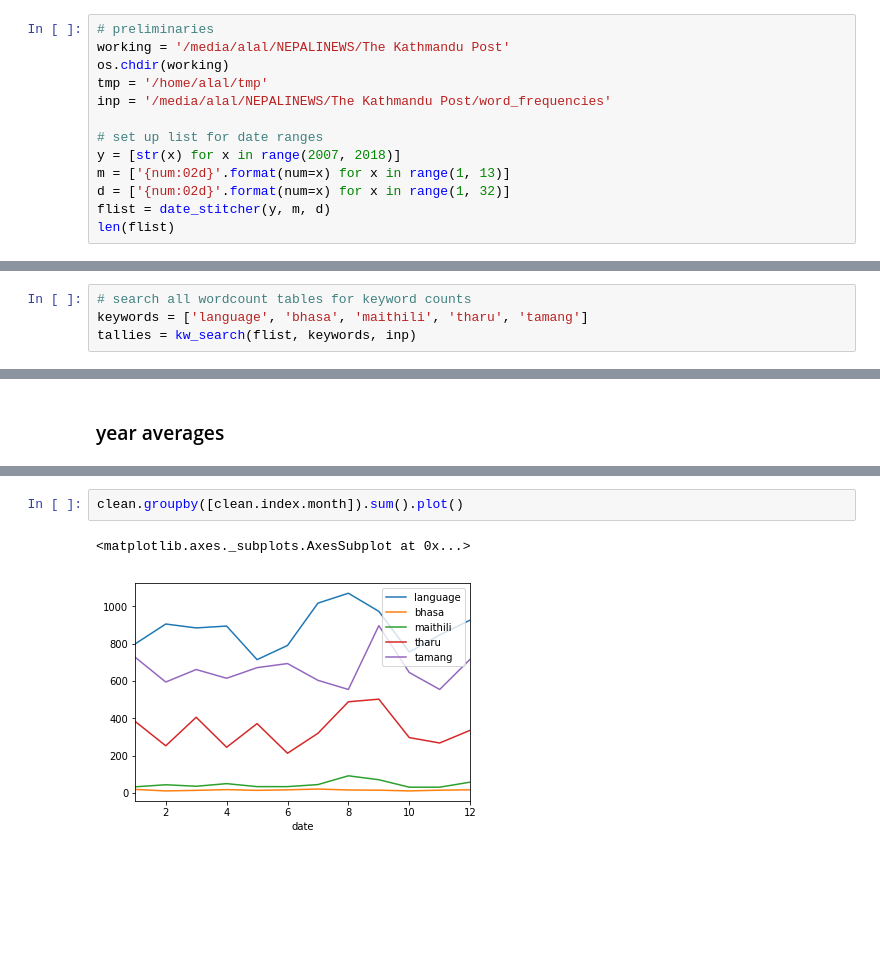
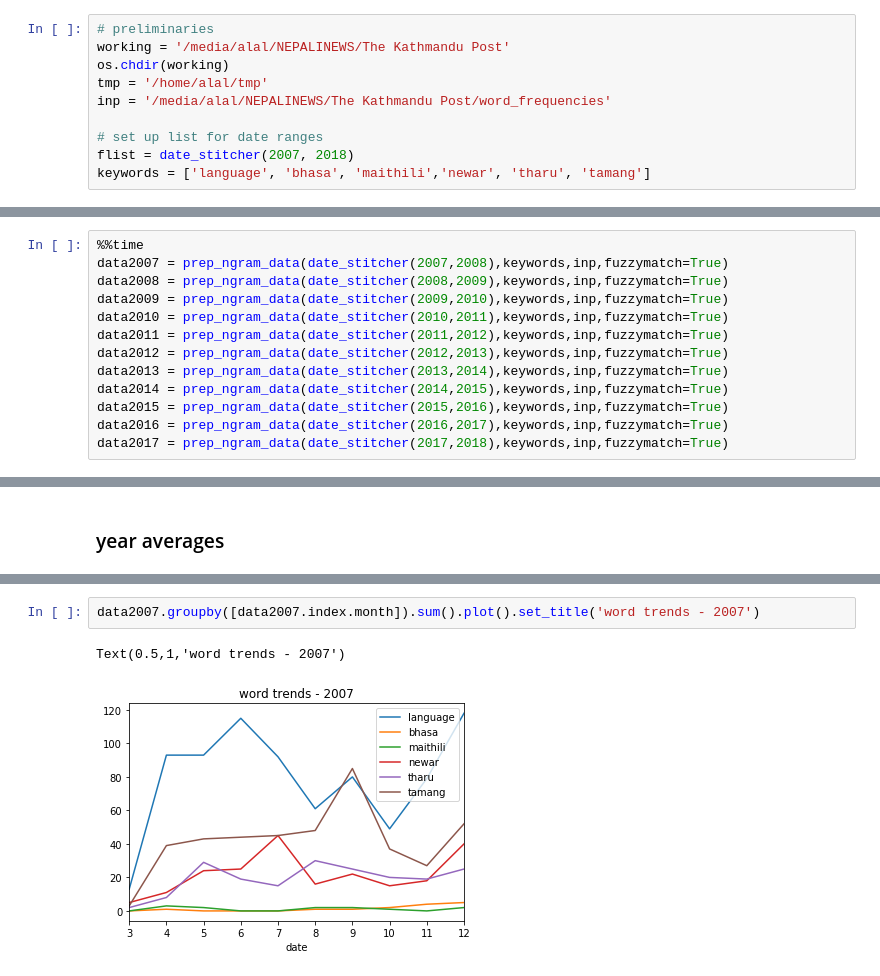
Before and after one commit to apoorvalal/manual-ngrams-newspapers, a Jupyter notebook: tkp-archive-text-analysis.ipynb, the cells around one changed output, grey strips where cells are left out. Saved outputs shown, nothing was run; the diff lists cells and outputs as text; blank space fills up the shorter version.

Commit message:
yearly plots

```diff
--- a/tkp-archive-text-analysis.ipynb
+++ b/tkp-archive-text-analysis.ipynb
@@ -200,8 +218,5 @@ tmp = '/home/alal/tmp'
 inp = '/media/alal/NEPALINEWS/The Kathmandu Post/word_frequencies'
 
 # set up list for date ranges
-y = [str(x) for x in range(2007, 2018)]
-m = ['{num:02d}'.format(num=x) for x in range(1, 13)]
-d = ['{num:02d}'.format(num=x) for x in range(1, 32)]
-flist = date_stitcher(y, m, d)
-len(flist)
+flist = date_stitcher(2007, 2018)
+keywords = ['language', 'bhasa', 'maithili','newar', 'tharu', 'tamang']
@@ -210,4 +222,0 @@ len(flist)
-# %%
-# search all wordcount tables for keyword counts
-keywords = ['language', 'bhasa', 'maithili', 'tharu', 'tamang']
-tallies = kw_search(flist, keywords, inp)
@@ -252,0 +233,13 @@ clean.head()
+# %%
+%%time
+data2007 = prep_ngram_data(date_stitcher(2007,2008),keywords,inp,fuzzymatch=True)
+data2008 = prep_ngram_data(date_stitcher(2008,2009),keywords,inp,fuzzymatch=True)
+data2009 = prep_ngram_data(date_stitcher(2009,2010),keywords,inp,fuzzymatch=True)
+data2010 = prep_ngram_data(date_stitcher(2010,2011),keywords,inp,fuzzymatch=True)
+data2011 = prep_ngram_data(date_stitcher(2011,2012),keywords,inp,fuzzymatch=True)
+data2012 = prep_ngram_data(date_stitcher(2012,2013),keywords,inp,fuzzymatch=True)
+data2013 = prep_ngram_data(date_stitcher(2013,2014),keywords,inp,fuzzymatch=True)
+data2014 = prep_ngram_data(date_stitcher(2014,2015),keywords,inp,fuzzymatch=True)
+data2015 = prep_ngram_data(date_stitcher(2015,2016),keywords,inp,fuzzymatch=True)
+data2016 = prep_ngram_data(date_stitcher(2016,2017),keywords,inp,fuzzymatch=True)
+data2017 = prep_ngram_data(date_stitcher(2017,2018),keywords,inp,fuzzymatch=True)
@@ -269,5 +265,5 @@ clean.groupby([clean.index.year]).sum().plot()
 # %%
-clean.groupby([clean.index.month]).sum().plot()
+data2007.groupby([data2007.index.month]).sum().plot().set_title('word trends - 2007')
 # %% [output]
-<matplotlib.axes._subplots.AxesSubplot at 0x...>
+Text(0.5,1,'word trends - 2007')
-[figure, old version]
+[figure, new version]
```
Also changed, not shown: parts of 23 cells of this notebook.
